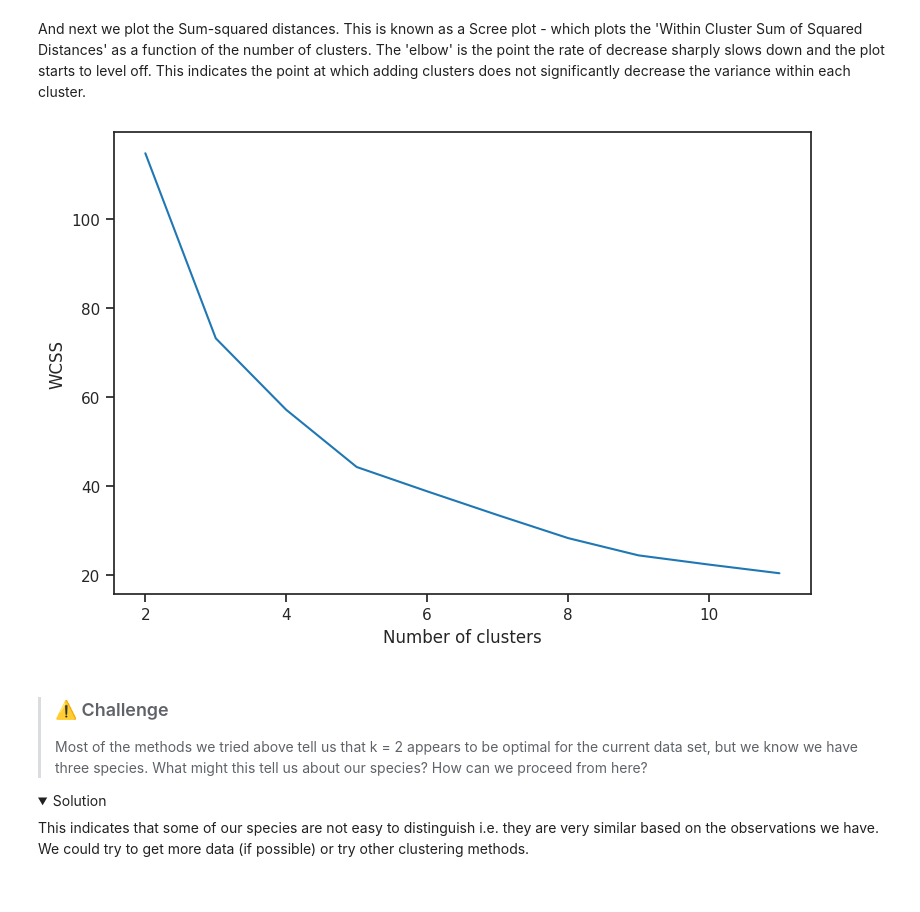
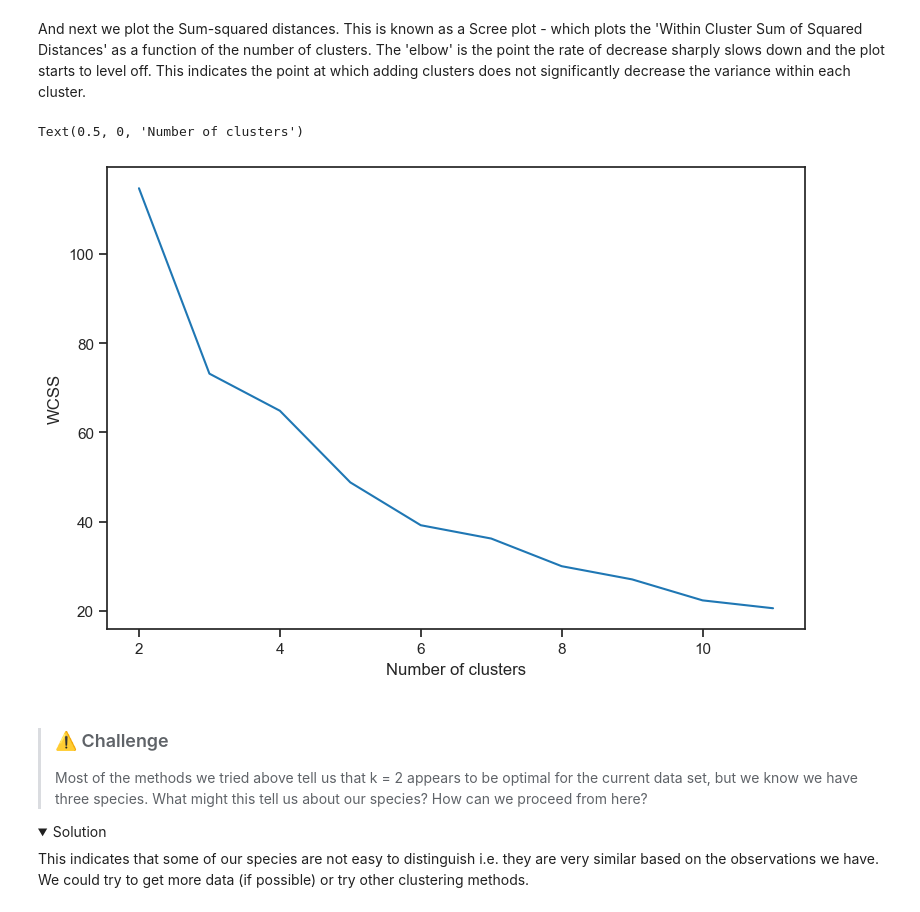
Before and after one commit to Sydney-Informatics-Hub/lessons-mlpy-flipped, a Jupyter notebook: course/notebooks/03-Unsupervised-Complete.ipynb, the cells around one changed output. Drawn from its saved outputs; the diff is of its cells as text; code cells hidden in the pictures; folded sections open.

```diff
--- a/course/notebooks/03-Unsupervised-Complete.ipynb
+++ b/course/notebooks/03-Unsupervised-Complete.ipynb
@@ -213,11 +214,12 @@ plt.xlabel('Number of clusters')
 And next we plot the Sum-squared distances. This is known as a Scree plot - which plots the 'Within Cluster Sum of Squared Distances' as a function of the number of clusters. The 'elbow' is the point the rate of decrease sharply slows down and the plot starts to level off. This indicates the point at which adding clusters does not significantly decrease the variance within each cluster.
 # %%
 # Plot sum_squared_distances and look for elbow. This is also known as Scree plot
-plt.plot(k_range, ...)
+plt.plot(k_range, sum_squared_distances)
 plt.ylabel('WCSS') #within cluster sum of squared distances
 plt.xlabel('Number of clusters')
 # %% [output]
+Text(0.5, 0, 'Number of clusters')
-[figure, old version]
+[figure, new version]
 # %% [markdown]
 > ### ⚠️ Challenge
 >Most of the methods we tried above tell us that k = 2 appears to be optimal
```
Also changed, not shown: parts of 22 cells of this notebook.
